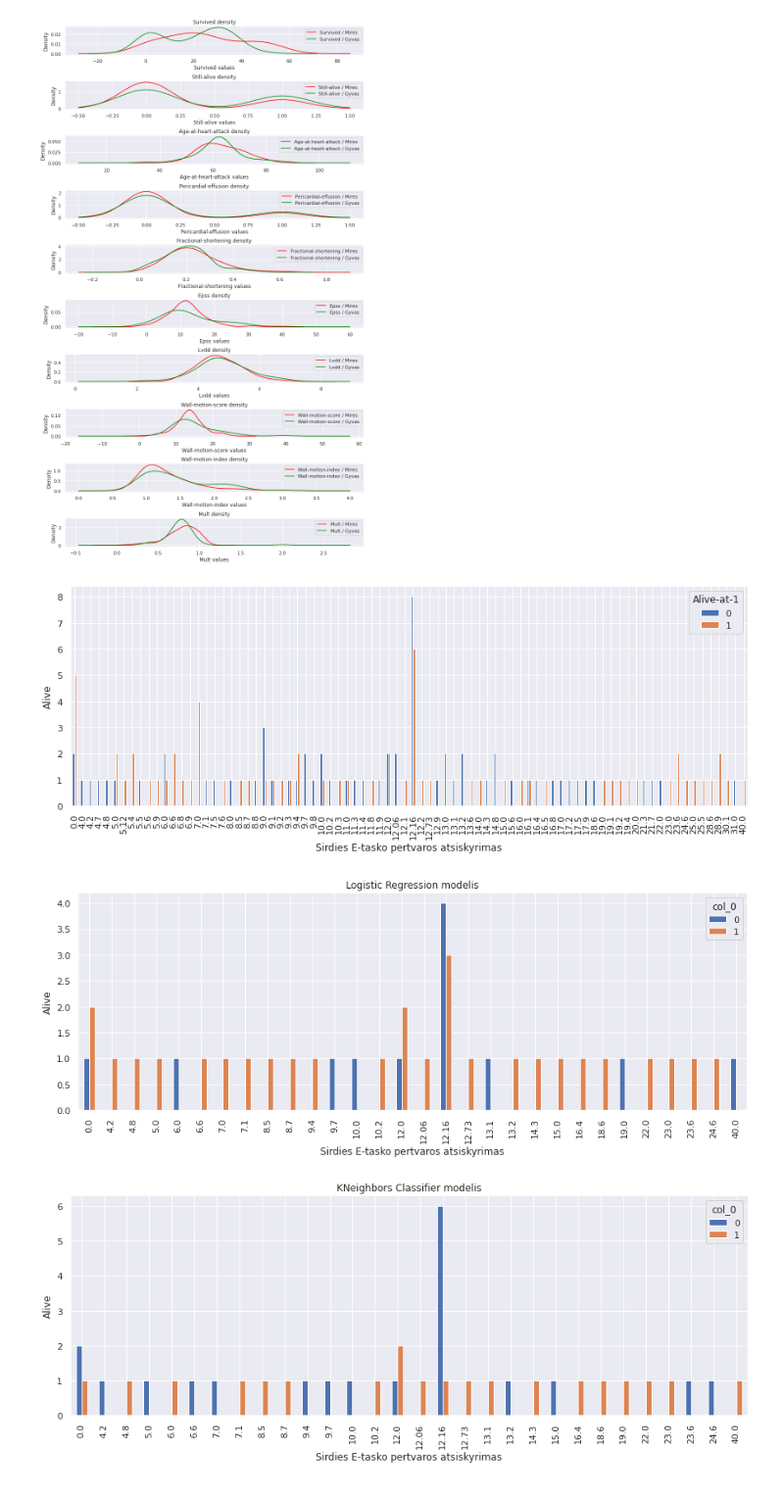
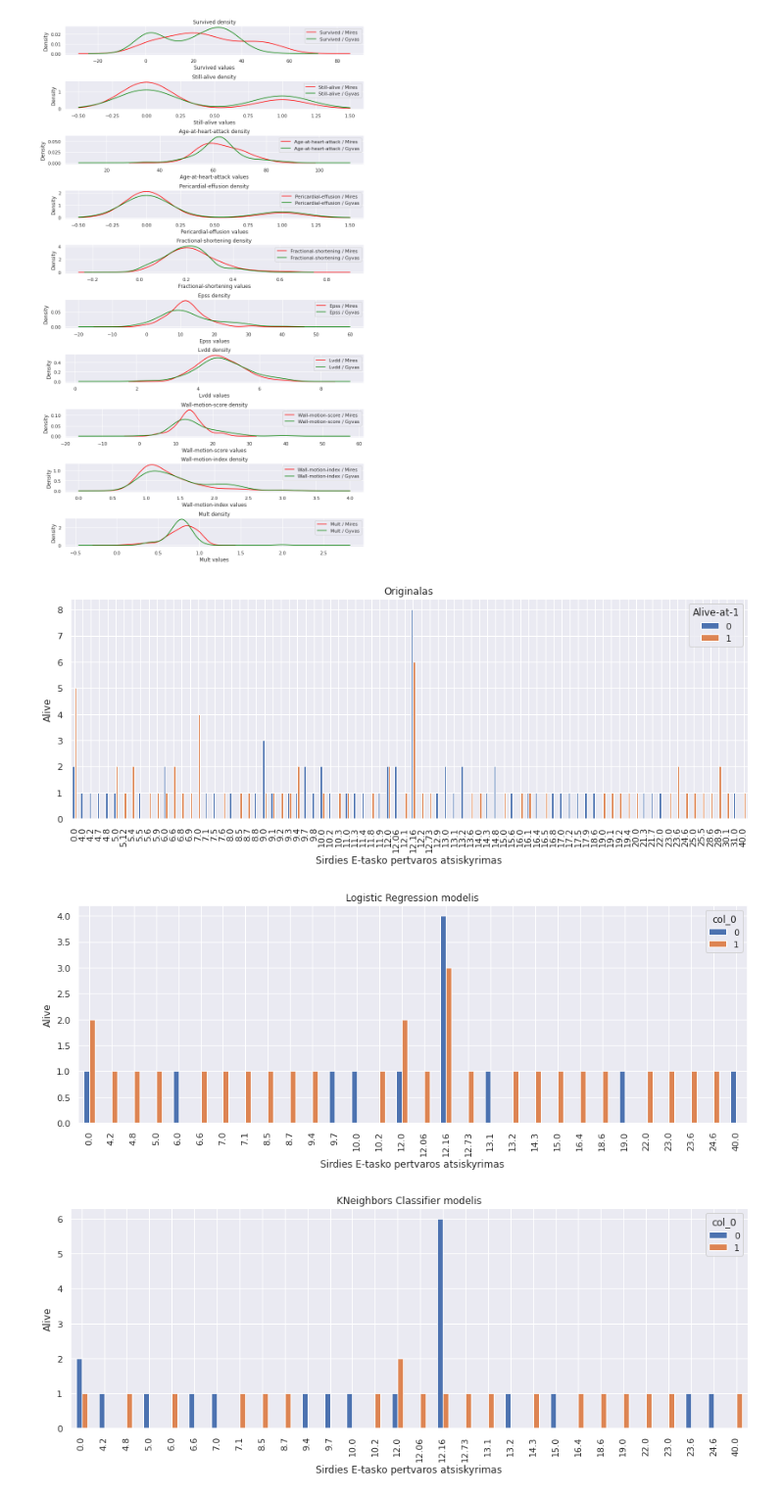
Before and after one commit to KarolisBarzdzius/Colab, a Jupyter notebook: Pristat.ipynb, the cells around one changed output. Shown at 98% size. Cells and saved outputs as stored; diff of their text form; code cells hidden in the pictures.

```diff
--- a/Pristat.ipynb
+++ b/Pristat.ipynb
@@ -365,29 +365,30 @@ plot_densities(data)
 %matplotlib inline
 # %%
 pd.crosstab(data['Epss'].round(2),data['Alive-at-1']).plot(kind='bar',figsize=(15,5))
+plt.title("Originalas")
 plt.xlabel('Sirdies E-tasko pertvaros atsiskyrimas')
 plt.ylabel('Alive')
 plt.show()
 
 pd.crosstab(X_test['Epss'].round(2),lg_pred).plot(kind='bar',figsize=(15,5))
 plt.title('Logistic Regression modelis')
 plt.xlabel('Sirdies E-tasko pertvaros atsiskyrimas')
 plt.ylabel('Alive')
 plt.show()
 
 pd.crosstab(X_test['Epss'].round(2),knn_pred).plot(kind='bar',figsize=(15,5))
 plt.title('KNeighbors Classifier modelis')
 plt.xlabel('Sirdies E-tasko pertvaros atsiskyrimas')
 plt.ylabel('Alive')
 plt.show()
 
 pd.crosstab(X_test['Epss'].round(2),dectree_pred).plot(kind='bar',figsize=(15,5))
 plt.title('DecisionTree Classifier modelis')
 plt.xlabel('Sirdies E-tasko pertvaros atsiskyrimas')
 plt.ylabel('Alive')
 plt.show()
 # %% [output]
-[figure, old version]
+[figure, new version]
 [figure]
 [figure]
 [figure]
```
Also changed, not shown: parts of 4 cells of this notebook.
